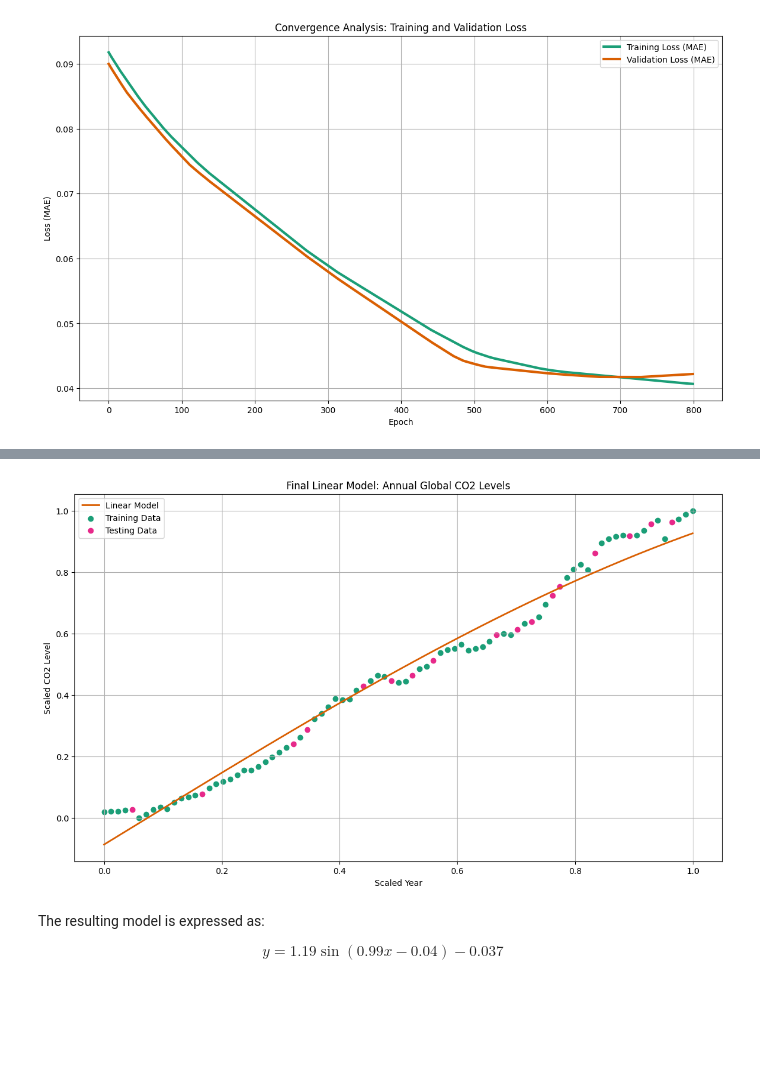
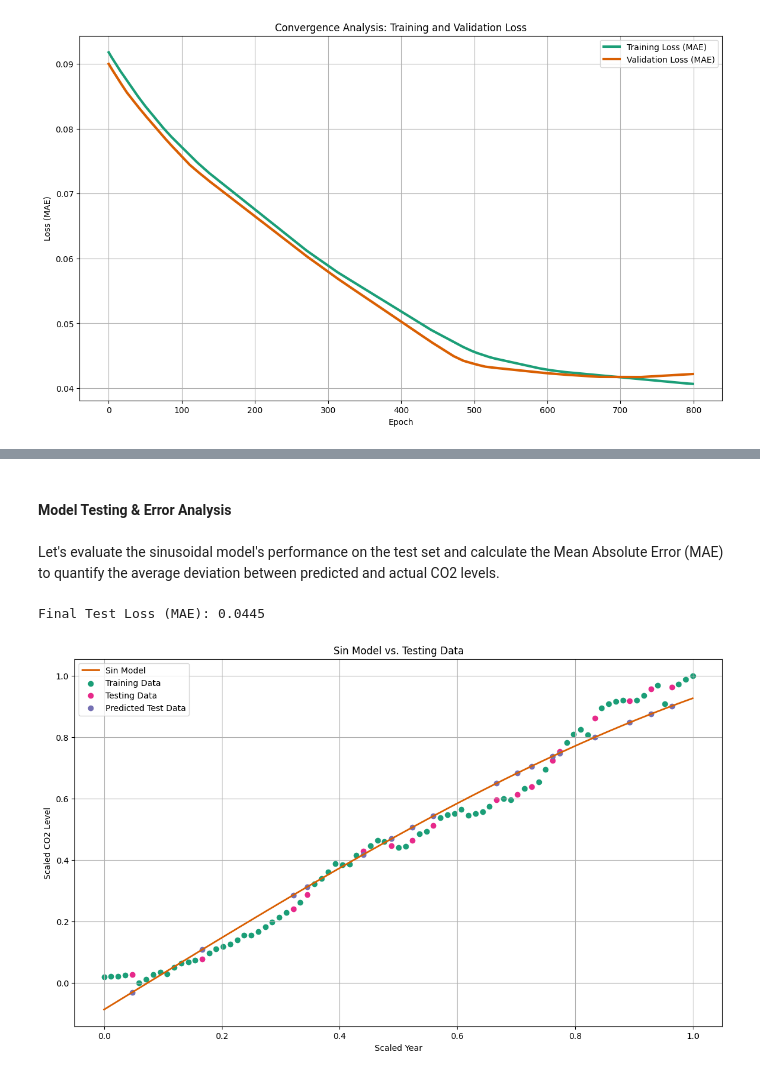
Before and after one commit to SepehrAkbari/LFC-courses, a Jupyter notebook: CSCI-240/Project-3/Main/Main.ipynb, the cells around one changed output, grey strips where cells are left out. Saved outputs shown, nothing was run; the diff lists cells and outputs as text; code cells hidden in the pictures; blank space fills up the shorter version.

```diff
--- a/CSCI-240/Project-3/Main/Main.ipynb
+++ b/CSCI-240/Project-3/Main/Main.ipynb
@@ -386,22 +367,30 @@ plt.show()
+# %% [markdown]
+#### **Model Testing & Error Analysis**
+# %% [markdown]
+Let's evaluate the sinusoidal model's performance on the test set and calculate the Mean Absolute Error (MAE) to quantify the average deviation between predicted and actual CO2 levels.
 # %%
-# Generate predictions for visualization
 x = np.linspace(0, 1, 100)
 y = sinModel(a, b, c, d, x)
 
-# Plot the final model
+# Evaluate the model on the test set
+y_pred_test = sinModel(a, b, c, d, x_test)
+test_loss = sinError(a, b, c, d, x_test, y_test)
+
+# Print the test loss
+print(f"Final Test Loss (MAE): {test_loss:.4f}")
+
+# Plot the model's predictions against the test data
 plt.figure(figsize=(14, 8))
-plt.plot(x, y, linewidth=2, color='#d95f02', label='Linear Model')
+plt.plot(x, y, linewidth=2, color='#d95f02', label='Sin Model')
 plt.scatter(x_train_val, y_train_val, color='#1b9e77', label='Training Data')
 plt.scatter(x_test, y_test, color='#e7298a', label='Testing Data')
+plt.scatter(x_test, y_pred_test, color='#7570b3', label='Predicted Test Data')
 plt.xlabel('Scaled Year')
 plt.ylabel('Scaled CO2 Level')
-plt.title('Final Linear Model: Annual Global CO2 Levels')
+plt.title('Sin Model vs. Testing Data')
 plt.legend()
 plt.grid(True)
 plt.show()
 # %% [output]
+Final Test Loss (MAE): 0.0445
-[figure, old version]
+[figure, new version]
-# %% [markdown]
-The resulting model is expressed as:
-
-$$ y = 1.19 \sin(0.99x - 0.04) - 0.037$$
```
Also changed, not shown: parts of 60 cells of this notebook.
